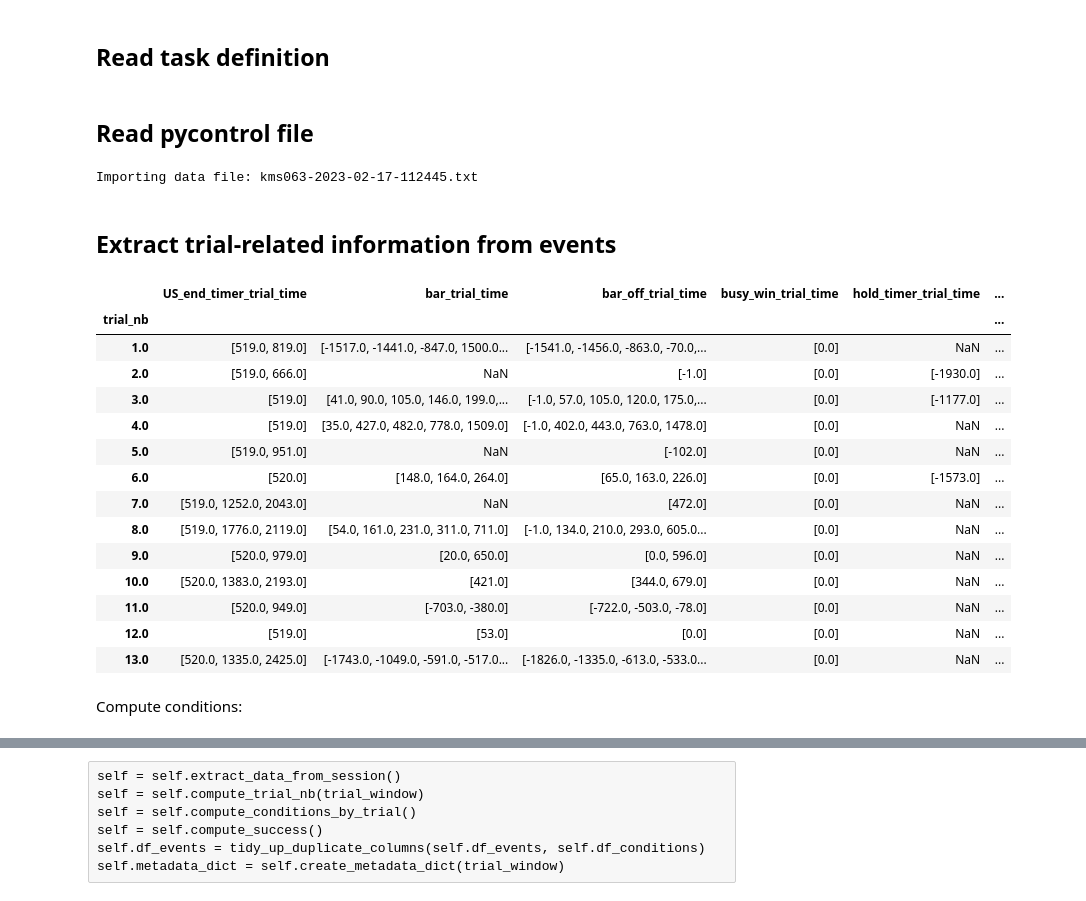
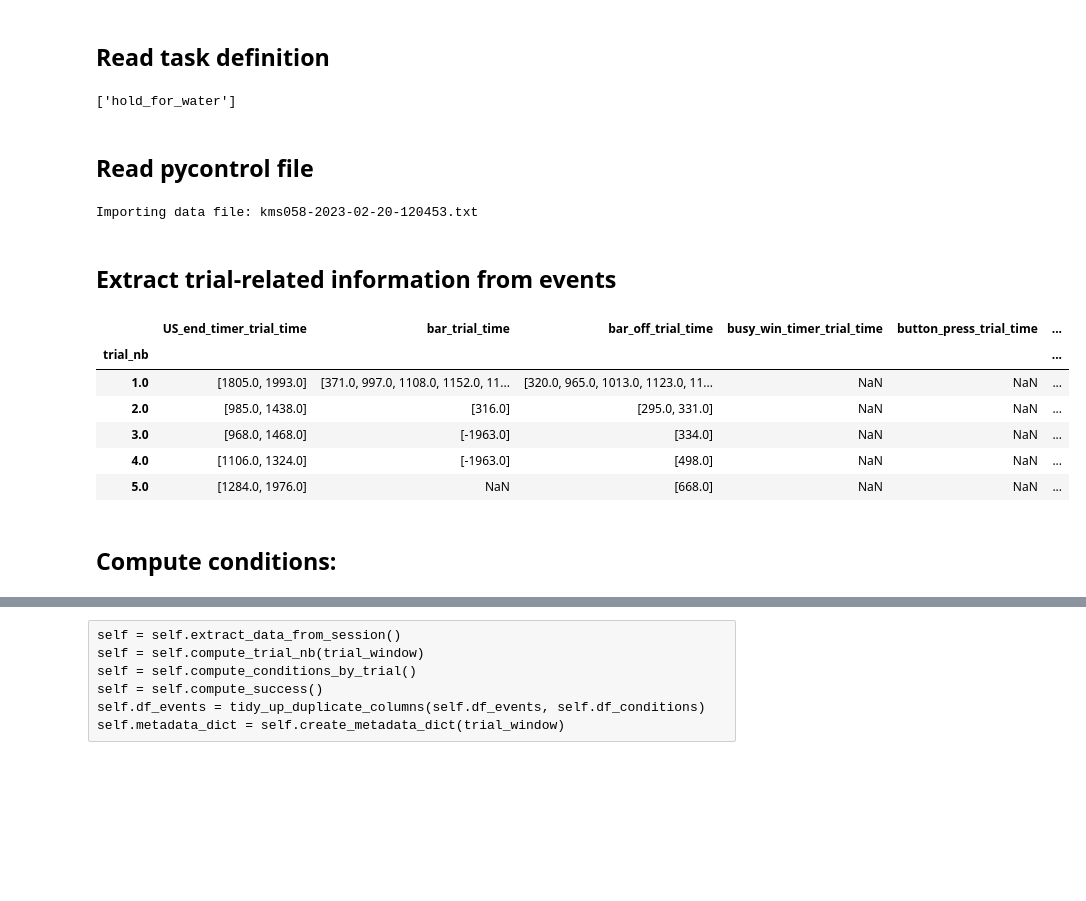
Before and after one commit to juliencarponcy/trialexp, a Jupyter notebook: notebooks/noncanonical/single_session_analsysis/Convert dataset.ipynb, the cells around one changed output, grey strips where cells are left out. Drawn from its saved outputs; the diff is of its cells as text; code cells hidden in the pictures; blank space fills up the shorter version.

```diff
--- a/notebooks/noncanonical/single_session_analsysis/Convert dataset.ipynb
+++ b/notebooks/noncanonical/single_session_analsysis/Convert dataset.ipynb
@@ -22,12 +19,15 @@ Warning : sktime package not installed, this is `only an issue
 # %%
 basefolder = r'C:\code\trialexp'
 tasks = pd.read_csv(basefolder+'\\params\\tasks_params.csv', usecols=[1, 2, 3, 4], index_col=False)
-task_name = 'reaching_go_spout_nov22'
+task_name = 'reaching_go_spout_bar_nov22'
 
 trial_window = [-2000, 4000]
 timelim = [1000, 4000] # in ms
 
 conditions, triggers, events_to_process = get_task_specs(tasks,  task_name)
+print(triggers)
+# %% [output]
+['hold_for_water']
 # %% [markdown]
 ## Read pycontrol file
 # %%
@@ -38,12 +38,12 @@ smrx_output_dir = 'Z:\\Teris\\ASAP\\pycontrol\\reaching_go_spout_nov22\\processe
 # df_session = di.session_dataframe(pycontrol_dir+filename+'.txt')
 
 
-filename = r'Z:\Julien\Data\head-fixed\pycontrol\reaching_go_spout_bar_nov22\kms063-2023-02-17-112445.txt'
+filename = r'Z:\Julien\Data\head-fixed\pycontrol\reaching_go_spout_bar_nov22\kms058-2023-02-20-120453.txt'
 
 df_session = di.session_dataframe(filename)
 df_pycontrol = parse_session_dataframe(df_session, conditions)
 # %% [output]
-Importing data file: kms063-2023-02-17-112445.txt
+Importing data file: kms058-2023-02-20-120453.txt
 # %%
 from datetime import datetime
 session_time = datetime.strptime(df_pycontrol.attrs['Start date'], '%Y/%m/%d %H:%M:%S')
@@ -53,24 +53,16 @@ subjectID = df_pycontrol.attrs['Subject ID']
 # %%
 df_events_trials, df_events = extract_trial_by_trigger(df_pycontrol, triggers[0], conditions+events_to_process,
                                             trial_window, subjectID, session_time)
-df_events_trials
+df_events_trials.head()
 # %% [output]
-|  | US_end_timer_trial_time | bar_trial_time | bar_off_trial_time | busy_win_trial_time | hold_timer_trial_time | ... |
+|  | US_end_timer_trial_time | bar_trial_time | bar_off_trial_time | busy_win_timer_trial_time | button_press_trial_time | ... |
 | trial_nb |  |  |  |  |  | ... |
-| 1.0 | [519.0, 819.0] | [-1517.0, -1441.0, -847.0, 1500.0... | [-1541.0, -1456.0, -863.0, -70.0,... | [0.0] | NaN | ... |
-| 2.0 | [519.0, 666.0] | NaN | [-1.0] | [0.0] | [-1930.0] | ... |
-| 3.0 | [519.0] | [41.0, 90.0, 105.0, 146.0, 199.0,... | [-1.0, 57.0, 105.0, 120.0, 175.0,... | [0.0] | [-1177.0] | ... |
-| 4.0 | [519.0] | [35.0, 427.0, 482.0, 778.0, 1509.0] | [-1.0, 402.0, 443.0, 763.0, 1478.0] | [0.0] | NaN | ... |
-| 5.0 | [519.0, 951.0] | NaN | [-102.0] | [0.0] | NaN | ... |
-| 6.0 | [520.0] | [148.0, 164.0, 264.0] | [65.0, 163.0, 226.0] | [0.0] | [-1573.0] | ... |
-| 7.0 | [519.0, 1252.0, 2043.0] | NaN | [472.0] | [0.0] | NaN | ... |
-| 8.0 | [519.0, 1776.0, 2119.0] | [54.0, 161.0, 231.0, 311.0, 711.0] | [-1.0, 134.0, 210.0, 293.0, 605.0... | [0.0] | NaN | ... |
-| 9.0 | [520.0, 979.0] | [20.0, 650.0] | [0.0, 596.0] | [0.0] | NaN | ... |
-| 10.0 | [520.0, 1383.0, 2193.0] | [421.0] | [344.0, 679.0] | [0.0] | NaN | ... |
-| 11.0 | [520.0, 949.0] | [-703.0, -380.0] | [-722.0, -503.0, -78.0] | [0.0] | NaN | ... |
-| 12.0 | [519.0] | [53.0] | [0.0] | [0.0] | NaN | ... |
-| 13.0 | [520.0, 1335.0, 2425.0] | [-1743.0, -1049.0, -591.0, -517.0... | [-1826.0, -1335.0, -613.0, -533.0... | [0.0] | NaN | ... |
+| 1.0 | [1805.0, 1993.0] | [371.0, 997.0, 1108.0, 1152.0, 11... | [320.0, 965.0, 1013.0, 1123.0, 11... | NaN | NaN | ... |
+| 2.0 | [985.0, 1438.0] | [316.0] | [295.0, 331.0] | NaN | NaN | ... |
+| 3.0 | [968.0, 1468.0] | [-1963.0] | [334.0] | NaN | NaN | ... |
+| 4.0 | [1106.0, 1324.0] | [-1963.0] | [498.0] | NaN | NaN | ... |
+| 5.0 | [1284.0, 1976.0] | NaN | [668.0] | NaN | NaN | ... |
 # %% [markdown]
-Compute conditions:
+## Compute conditions:
 # %%
 df_conditions = compute_conditions_by_trial(df_events_trials, conditions)
```
Also changed, not shown: parts of 11 cells of this notebook, 1 other file.
